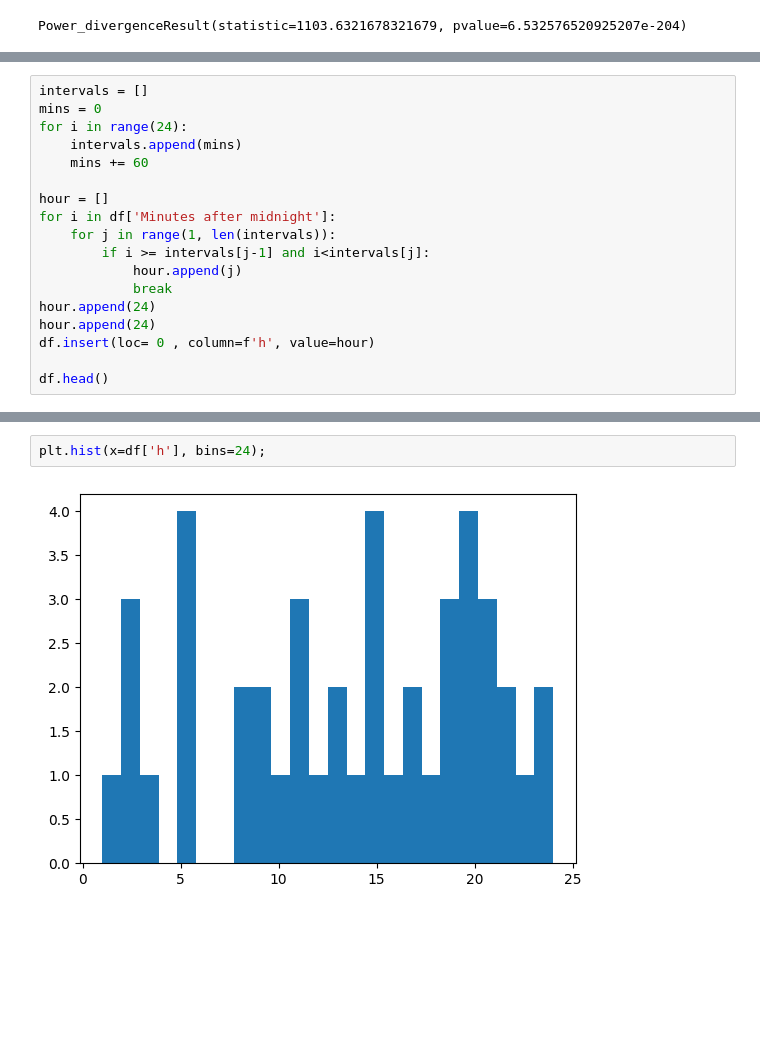
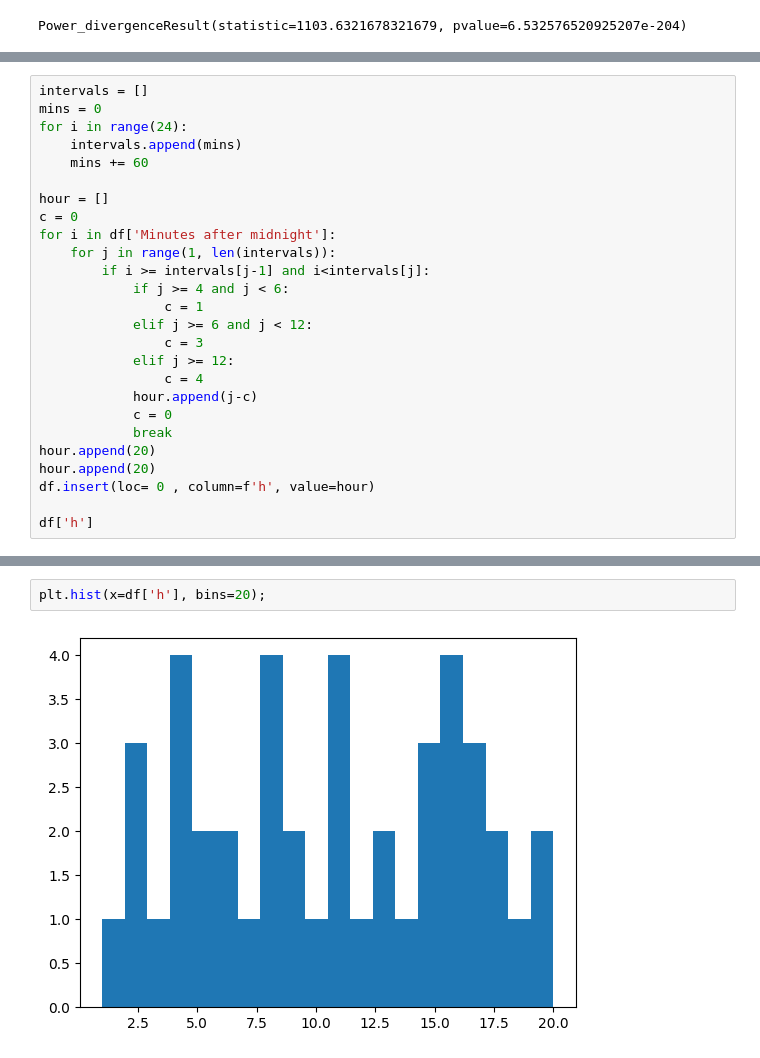
Before and after one commit to 9Neechan/spbu_studies, a Jupyter notebook: mat_statistics/MatStat2/1_babyboom.ipynb, the cells around one changed output, grey strips where cells are left out. Cells and saved outputs as stored; diff of their text form; blank space fills up the shorter version.

```diff
--- a/mat_statistics/MatStat2/1_babyboom.ipynb
+++ b/mat_statistics/MatStat2/1_babyboom.ipynb
@@ -186,14 +181,22 @@ for i in range(24):
     mins += 60
 
 hour = []
+c = 0
 for i in df['Minutes after midnight']:
     for j in range(1, len(intervals)):
         if i >= intervals[j-1] and i<intervals[j]:
-            hour.append(j)
+            if j >= 4 and j < 6:
+                c = 1
+            elif j >= 6 and j < 12:
+                c = 3
+            elif j >= 12:
+                c = 4
+            hour.append(j-c)
+            c = 0
             break
-hour.append(24)
-hour.append(24)
+hour.append(20)
+hour.append(20)
 df.insert(loc= 0 , column=f'h', value=hour)
 
-df.head()
+df['h']
 # %% [output]
@@ -206,4 +220,4 @@ df.head()
 # %%
-plt.hist(x=df['h'], bins=24);
+plt.hist(x=df['h'], bins=20);
 # %% [output]
-[figure, old version]
+[figure, new version]
```
Also changed, not shown: parts of 6 cells of this notebook, 8 other files.
